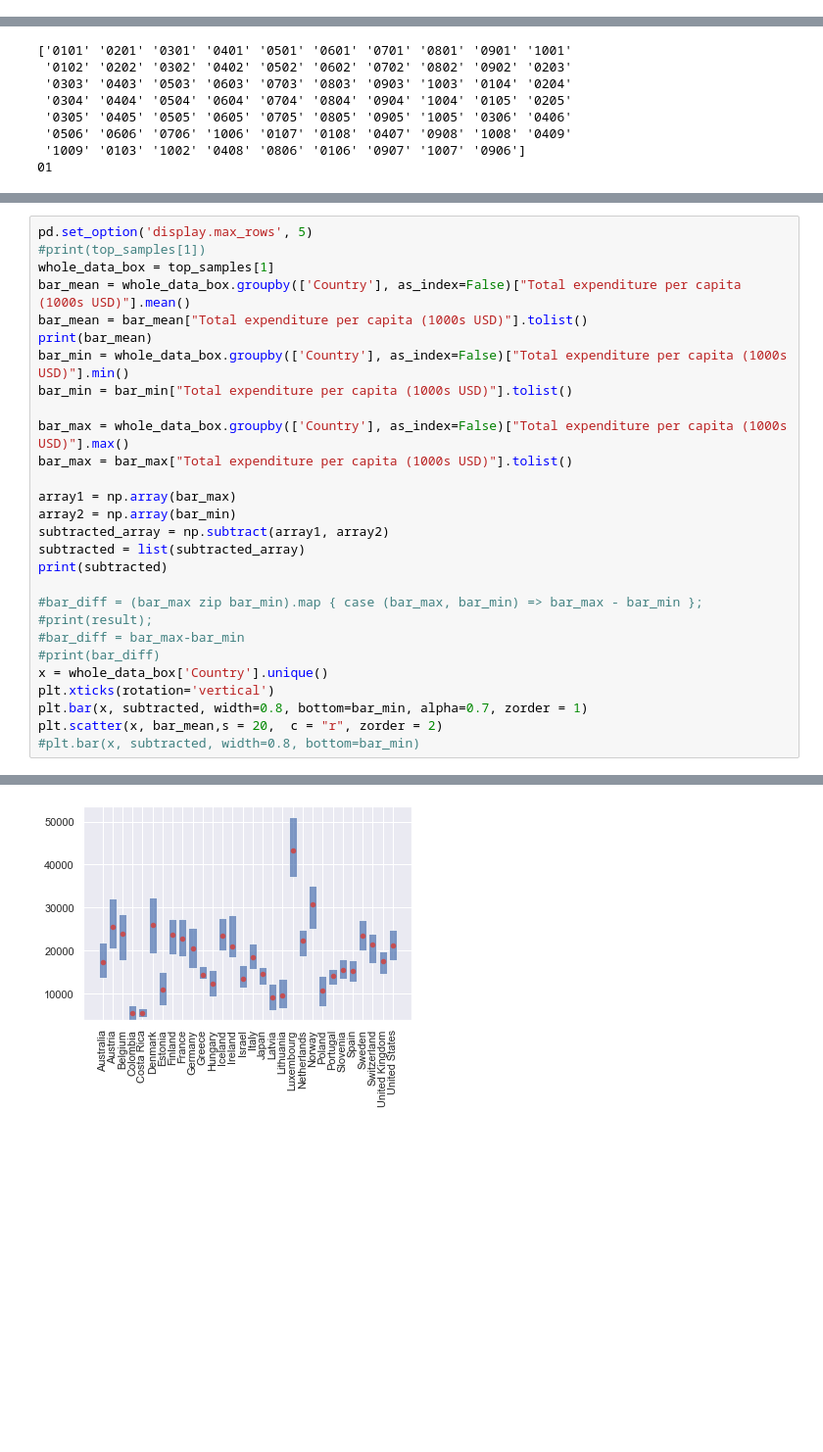
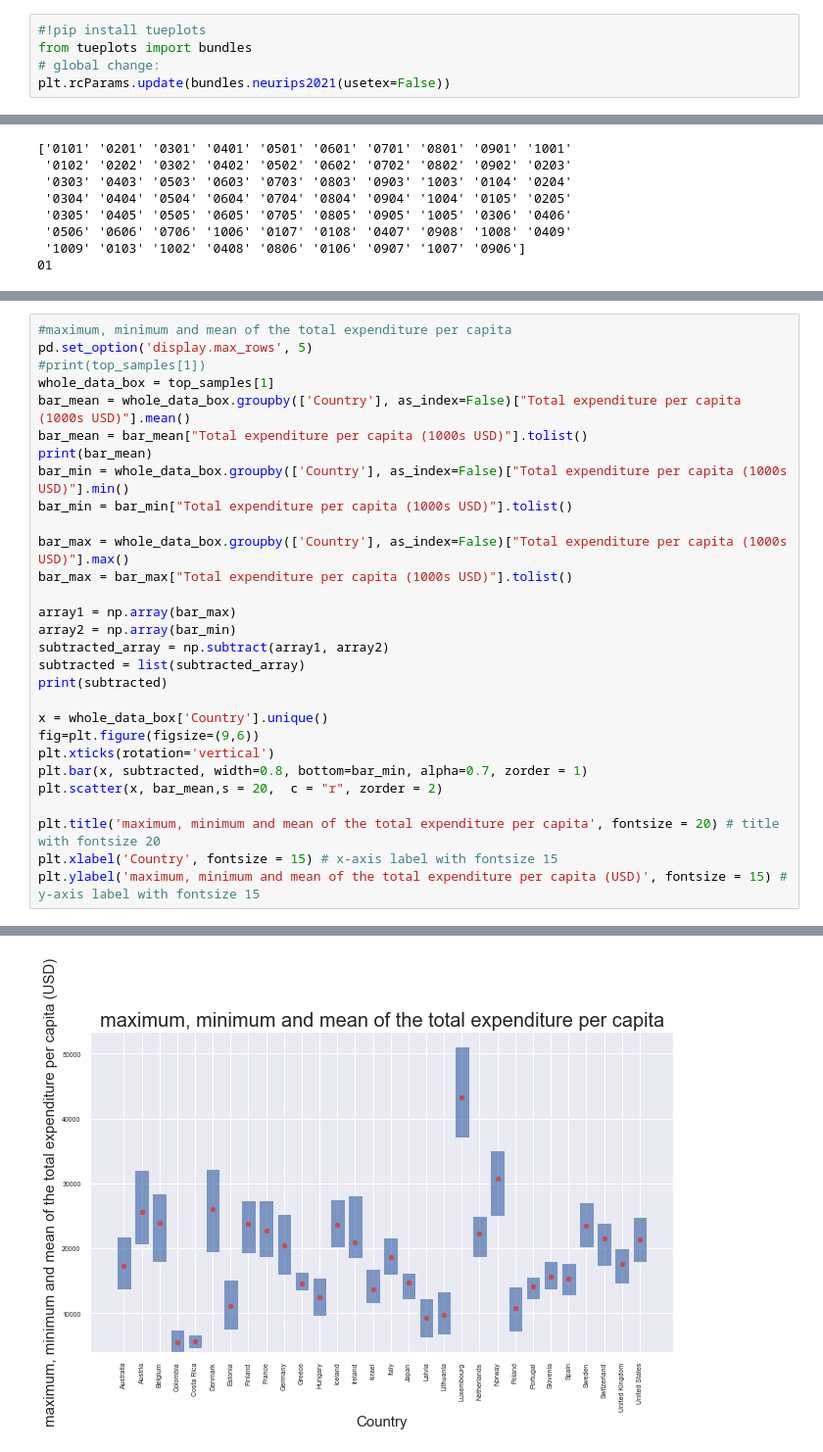
Before and after one commit to AgiNetz/data_literacy_project, a Jupyter notebook: src/GDPandHappiness.ipynb, the cells around one changed output, grey strips where cells are left out. Shown at 98% size. Drawn from its saved outputs; the diff is of its cells as text; blank space fills up the shorter version.

```diff
--- a/src/GDPandHappiness.ipynb
+++ b/src/GDPandHappiness.ipynb
@@ -27,0 +29,5 @@ random_seed = 42
+# %%
+#!pip install tueplots
+from tueplots import bundles
+# global change:
+plt.rcParams.update(bundles.neurips2021(usetex=False))
@@ -348,4 +373,5 @@ whole_data_box = whole_data.groupby(['Country code', 'Mainfunctioncode', 'Year']
 # %%
+#maximum, minimum and mean of the total expenditure per capita
 pd.set_option('display.max_rows', 5)
 #print(top_samples[1])
 whole_data_box = top_samples[1]
@@ -364,15 +390,15 @@ subtracted_array = np.subtract(array1, array2)
 subtracted = list(subtracted_array)
 print(subtracted)
 
-#bar_diff = (bar_max zip bar_min).map { case (bar_max, bar_min) => bar_max - bar_min };
-#print(result);
-#bar_diff = bar_max-bar_min
-#print(bar_diff)
 x = whole_data_box['Country'].unique()
+fig=plt.figure(figsize=(9,6))
 plt.xticks(rotation='vertical')
 plt.bar(x, subtracted, width=0.8, bottom=bar_min, alpha=0.7, zorder = 1)
 plt.scatter(x, bar_mean,s = 20,  c = "r", zorder = 2)
-#plt.bar(x, subtracted, width=0.8, bottom=bar_min)
+
+plt.title('maximum, minimum and mean of the total expenditure per capita', fontsize = 20) # title with fontsize 20
+plt.xlabel('Country', fontsize = 15) # x-axis label with fontsize 15
+plt.ylabel('maximum, minimum and mean of the total expenditure per capita (USD)', fontsize = 15) # y-axis label with fontsize 15
 # %% [output]
 [17325.701666666664, 25551.326666666664, 23953.640833333335, 5569.521818181818, 5584.1466666666665, 25998.141428571427, 11105.444166666668, 23710.040000000005, 22754.67666666667, 20496.51923076923, 14 ...
 [8105.699999999999, 11469.140000000003, 10650.419999999998, 3409.89, 2136.2, 12981.39, 7670.41, 8233.439999999999, 8672.66, 9272.210000000001, 2924.51, 6013.68, 7470.73, 9698.96, 5252.299999999999, 57 ...
@@ -380,3 +423,3 @@ plt.scatter(x, bar_mean,s = 20,  c = "r", zorder = 2)
-[figure, old version]
+[figure, new version]
 # %%
 # plot of maximum, minimum and mean of the total expenditure of each country, each main category per capita
```
Also changed, not shown: parts of 11 cells of this notebook.
